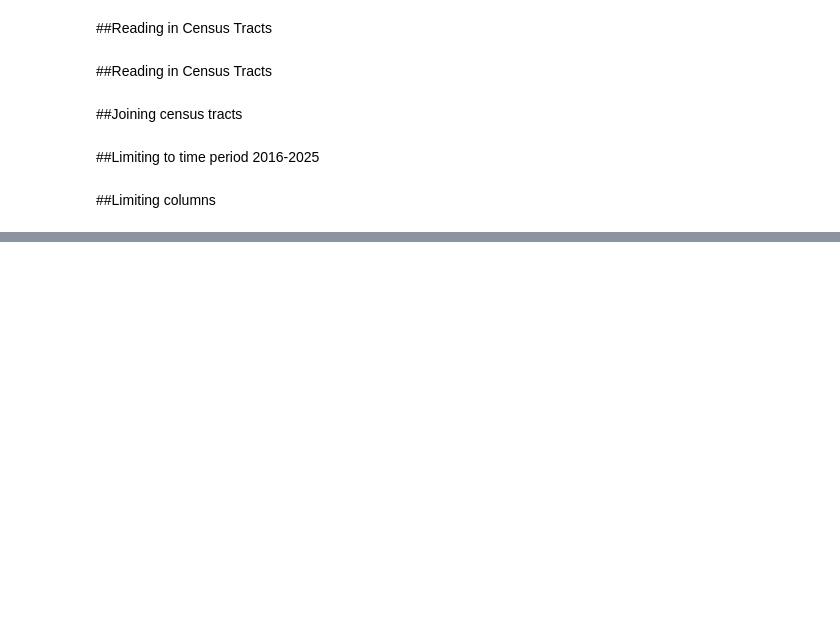
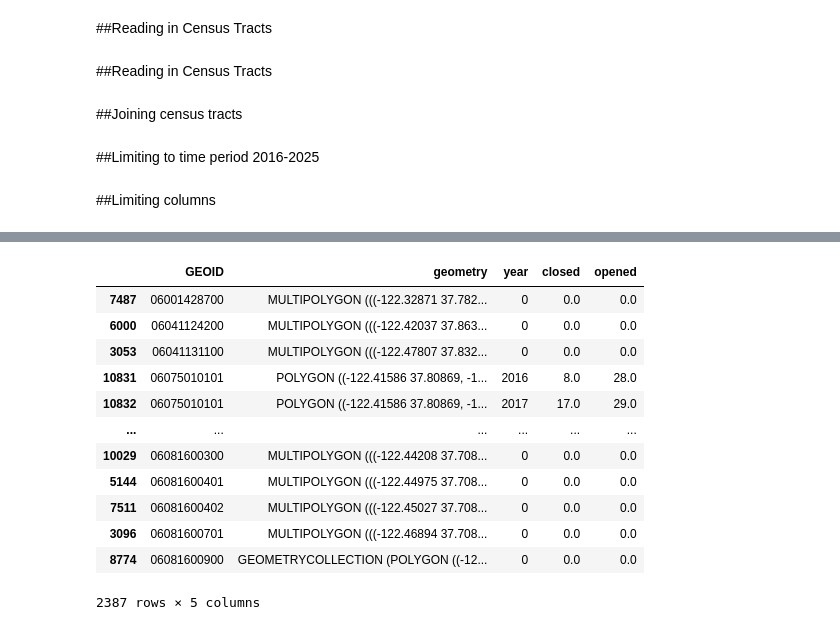
Before and after one commit to miaflynn/CYPLAN255-Final-Project, a Jupyter notebook: 03c_visualizations_sean.ipynb, the cells around one changed output, grey strips where cells are left out. Drawn from its saved outputs; the diff is of its cells as text; code cells hidden in the pictures; blank space fills up the shorter version.

```diff
--- a/03c_visualizations_sean.ipynb
+++ b/03c_visualizations_sean.ipynb
@@ -162,8 +161,23 @@ memory usage: 430.8+ KB
 # %%
 #formatting and sorting
 
 tracts_plot["year"] = tracts_plot["year"].astype(int)
 tracts_plot = tracts_plot.sort_values(["GEOID", "year"])
+tracts_plot
+# %% [output]
+|  | GEOID | geometry | year | closed | opened |
+| 7487 | 06001428700 | MULTIPOLYGON (((-122.32871 37.782... | 0 | 0.0 | 0.0 |
+| 6000 | 06041124200 | MULTIPOLYGON (((-122.42037 37.863... | 0 | 0.0 | 0.0 |
+| 3053 | 06041131100 | MULTIPOLYGON (((-122.47807 37.832... | 0 | 0.0 | 0.0 |
+| 10831 | 06075010101 | POLYGON ((-122.41586 37.80869, -1... | 2016 | 8.0 | 28.0 |
+| 10832 | 06075010101 | POLYGON ((-122.41586 37.80869, -1... | 2017 | 17.0 | 29.0 |
+| ... | ... | ... | ... | ... | ... |
+| 10029 | 06081600300 | MULTIPOLYGON (((-122.44208 37.708... | 0 | 0.0 | 0.0 |
+| 5144 | 06081600401 | MULTIPOLYGON (((-122.44975 37.708... | 0 | 0.0 | 0.0 |
+| 7511 | 06081600402 | MULTIPOLYGON (((-122.45027 37.708... | 0 | 0.0 | 0.0 |
+| 3096 | 06081600701 | MULTIPOLYGON (((-122.46894 37.708... | 0 | 0.0 | 0.0 |
+| 8774 | 06081600900 | GEOMETRYCOLLECTION (POLYGON ((-12... | 0 | 0.0 | 0.0 |
+2387 rows × 5 columns
 # %%
 ## net change from prior year
 tracts_plot_cleaned = tracts_plot[tracts_plot['year'] != 0]
```
Also changed, not shown: parts of 8 cells of this notebook.
